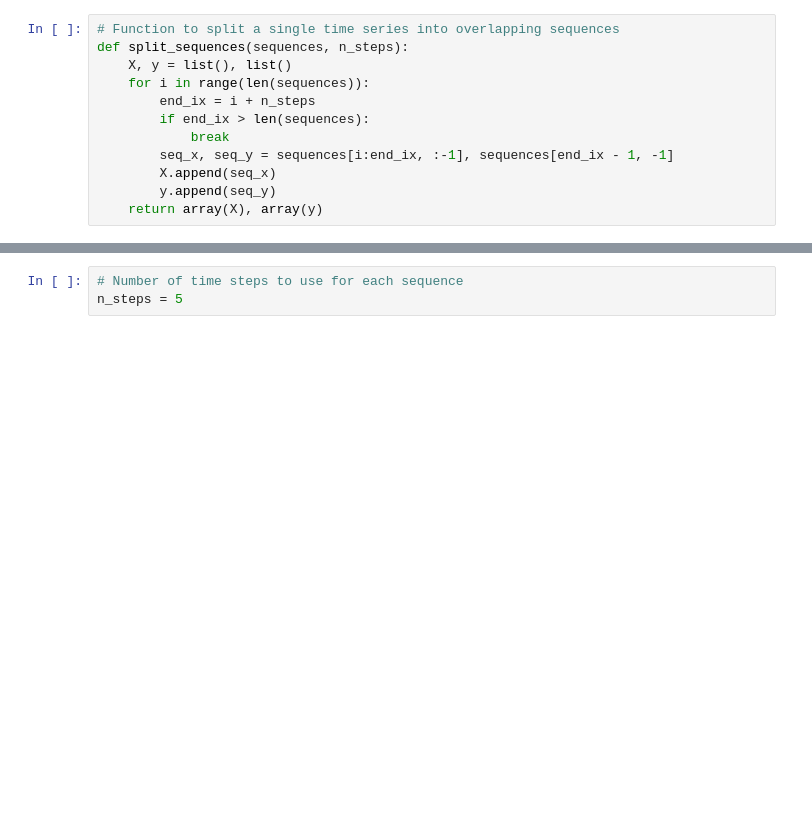
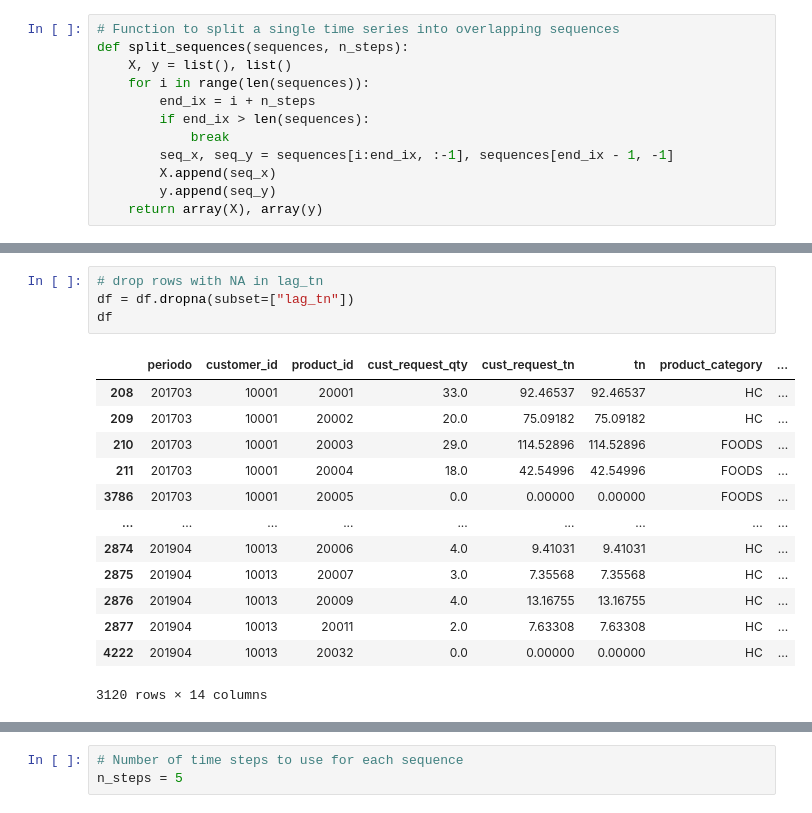
Before and after one commit to geropellicer/labo3-2023-ba, a Jupyter notebook: LSTM/lstm5_clientes.ipynb, the cells around one changed output, grey strips where cells are left out. Cells and saved outputs as stored; diff of their text form; blank space fills up the shorter version.

```diff
--- a/LSTM/lstm5_clientes.ipynb
+++ b/LSTM/lstm5_clientes.ipynb
@@ -103,0 +119,18 @@ df = filter_clientes_importantes(df)
+# %%
+# drop rows with NA in lag_tn
+df = df.dropna(subset=["lag_tn"])
+df
+# %% [output]
+|  | periodo | customer_id | product_id | cust_request_qty | cust_request_tn | tn | product_category | ... |
+| 208 | 201703 | 10001 | 20001 | 33.0 | 92.46537 | 92.46537 | HC | ... |
+| 209 | 201703 | 10001 | 20002 | 20.0 | 75.09182 | 75.09182 | HC | ... |
+| 210 | 201703 | 10001 | 20003 | 29.0 | 114.52896 | 114.52896 | FOODS | ... |
+| 211 | 201703 | 10001 | 20004 | 18.0 | 42.54996 | 42.54996 | FOODS | ... |
+| 3786 | 201703 | 10001 | 20005 | 0.0 | 0.00000 | 0.00000 | FOODS | ... |
+| ... | ... | ... | ... | ... | ... | ... | ... | ... |
+| 2874 | 201904 | 10013 | 20006 | 4.0 | 9.41031 | 9.41031 | HC | ... |
+| 2875 | 201904 | 10013 | 20007 | 3.0 | 7.35568 | 7.35568 | HC | ... |
+| 2876 | 201904 | 10013 | 20009 | 4.0 | 13.16755 | 13.16755 | HC | ... |
+| 2877 | 201904 | 10013 | 20011 | 2.0 | 7.63308 | 7.63308 | HC | ... |
+| 4222 | 201904 | 10013 | 20032 | 0.0 | 0.00000 | 0.00000 | HC | ... |
+3120 rows × 14 columns
```
Also changed, not shown: parts of 16 cells of this notebook, 20 other files.
